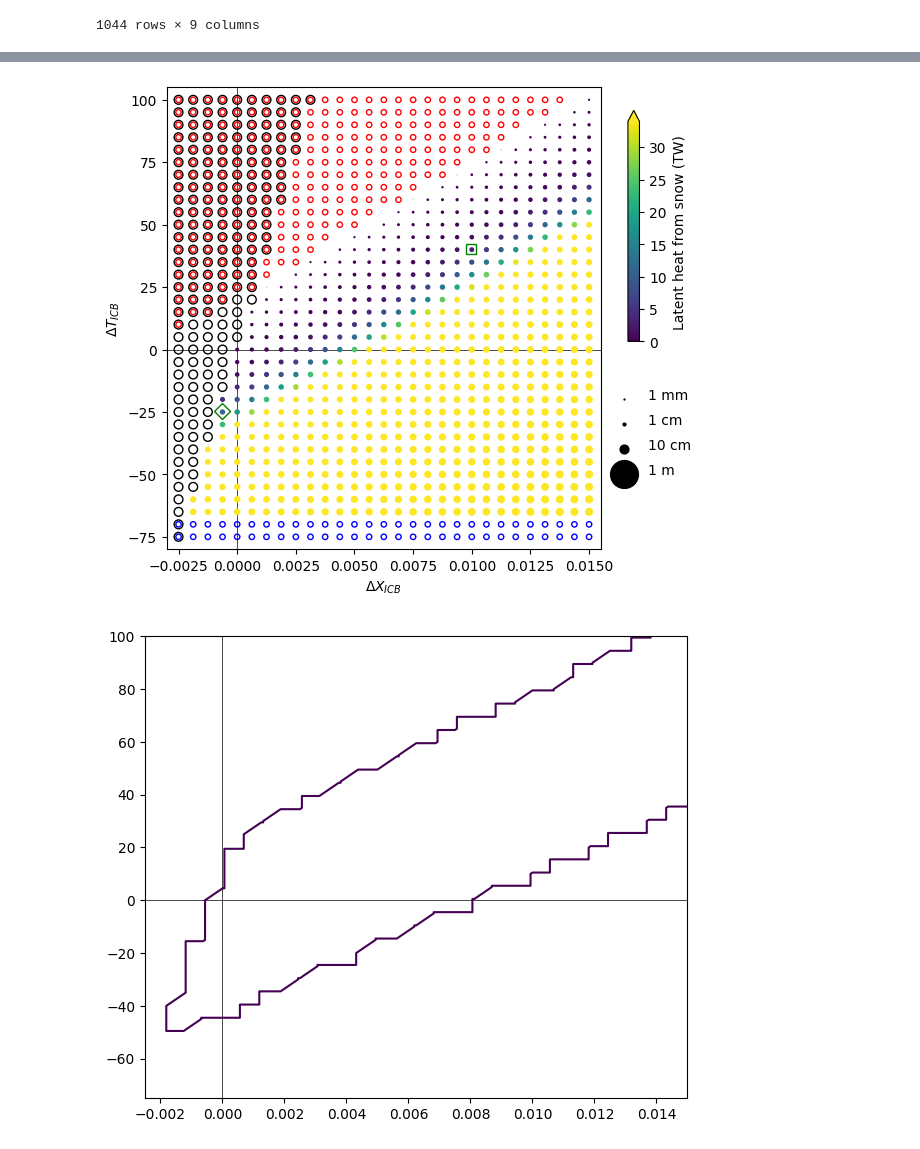
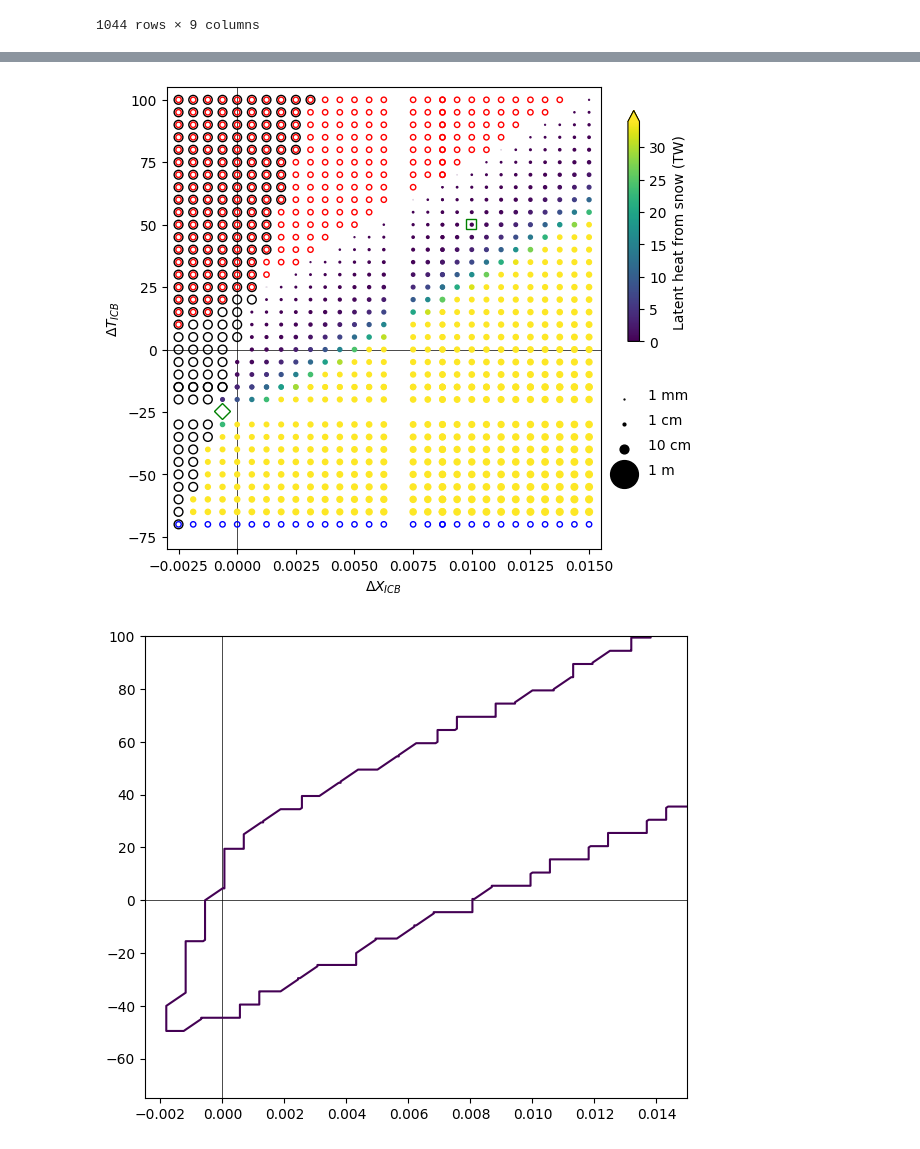
Before and after one commit to andreww/slurry, a Jupyter notebook: layer_model_plot.ipynb, the cells around one changed output, grey strips where cells are left out. Cells and saved outputs as stored; diff of their text form; code cells hidden in the pictures.

```diff
--- a/layer_model_plot.ipynb
+++ b/layer_model_plot.ipynb
@@ -92,7 +92,7 @@ def plot_summary_figure(results_df, fig=None, ax=None):
     ax.text(0.0175, -50, "1 m")
 
     # Why do the squares need to be offset?
-    ax.plot(0.009987, 40.1, marker='s', markerfacecolor='none', markeredgecolor='green', ms=np.sqrt(0.15*point_scale))
+    ax.plot(0.009987, 50.1, marker='s', markerfacecolor='none', markeredgecolor='green', ms=np.sqrt(0.15*point_scale))
     ax.plot(-0.000626, -24.8, marker='D', markerfacecolor='none', markeredgecolor='green', ms=np.sqrt(0.15*point_scale))
 
     plt.show()
@@ -132,9 +99,9 @@ plot_summary_figure(summary_df2)
 # %%
-summary_file = pathlib.Path('/Users/andreww/Code/slurry_cases/light_blue_hetro/cases.csv')
+summary_file = pathlib.Path('/Users/andreww/Code/slurry_cases/tx_grid/grid.csv')
 summary_df_hetro = pd.read_csv(summary_file)
 plot_summary_figure(summary_df_hetro)
 # %% [output]
-[figure, old version]
+[figure, new version]
 # %%
 import scipy as sp
 
```
Also changed, not shown: parts of 8 cells of this notebook.
